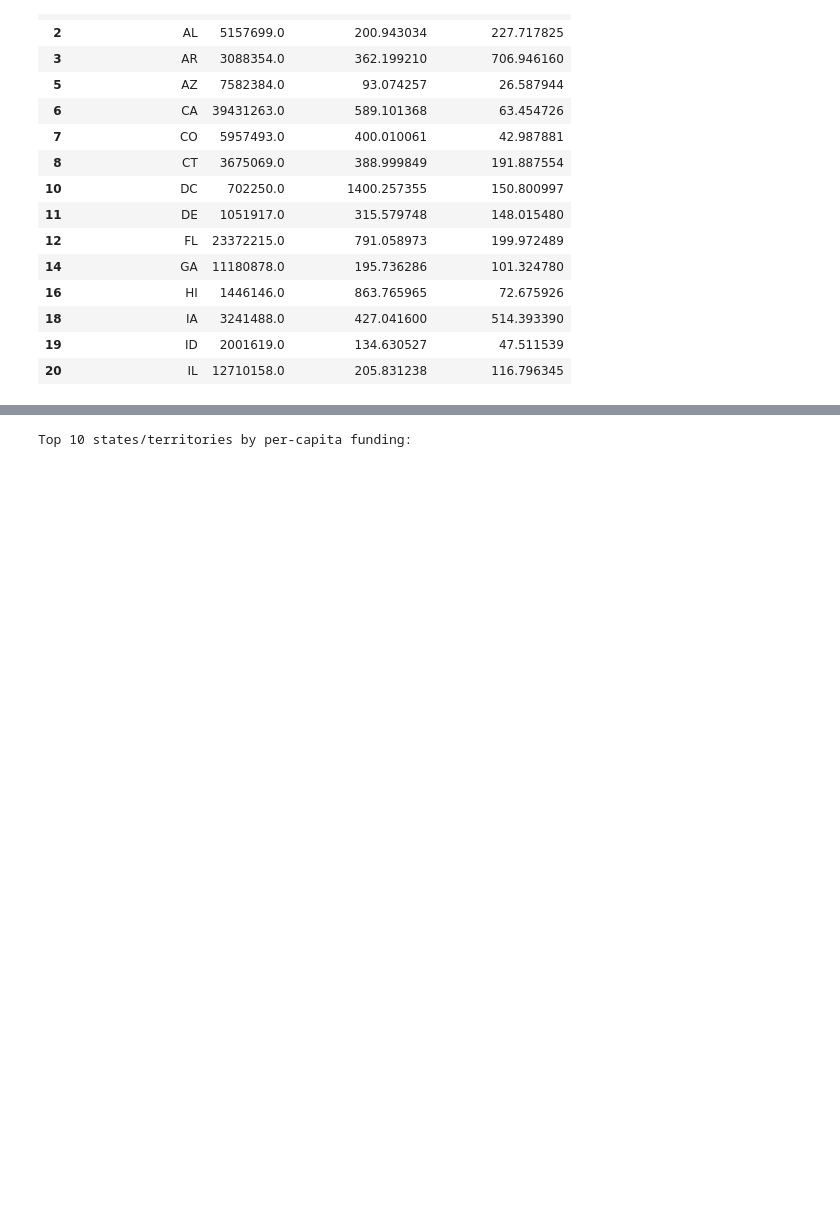
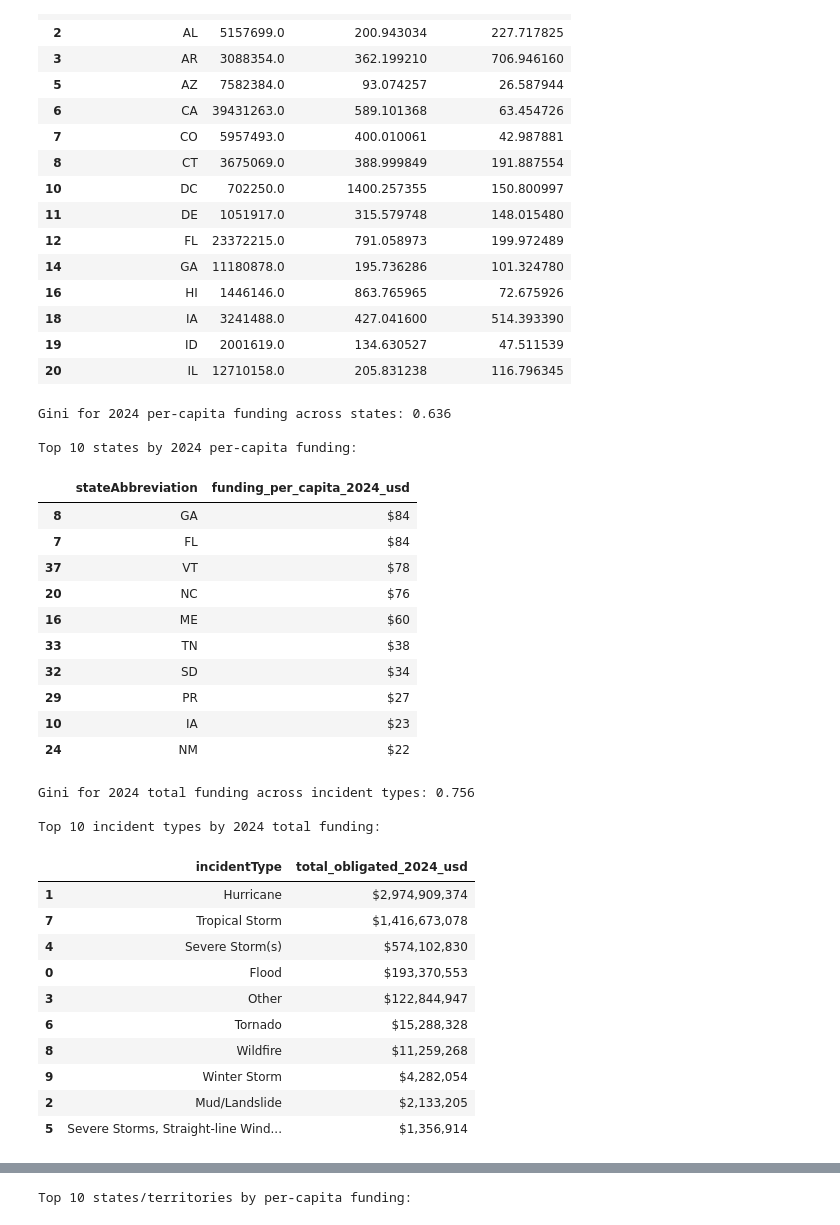
Before and after one commit to keerthanyaa/AIT582-Project-Fall25-DREAM, a Jupyter notebook: notebooks/0-Prelim-Analysis.ipynb, the cells around one changed output, grey strips where cells are left out. Cells and saved outputs as stored; diff of their text form; code cells hidden in the pictures; blank space fills up the shorter version.

```diff
--- a/notebooks/0-Prelim-Analysis.ipynb
+++ b/notebooks/0-Prelim-Analysis.ipynb
@@ -642,3 +651,76 @@ state_pc_base[["stateAbbreviation", "population", "funding_per_capita", "project
 | 18 | IA | 3241488.0 | 427.041600 | 514.393390 |
 | 19 | ID | 2001619.0 | 134.630527 | 47.511539 |
 | 20 | IL | 12710158.0 | 205.831238 | 116.796345 |
+# %%
+# After computing state_2024 and funding_per_capita_2024 ...
+
+print(
+    "Gini for 2024 per-capita funding across states:",
+    f"{gini(state_2024['funding_per_capita_2024']):.3f}",
+)
+
+state_2024_rank = state_2024.copy()
+state_2024_rank["funding_per_capita_2024_usd"] = state_2024_rank[
+    "funding_per_capita_2024"
+].map(lambda x: f"${x:,.0f}")
+
+state_2024_top10 = state_2024_rank.sort_values(
+    "funding_per_capita_2024", ascending=False
+)[["stateAbbreviation", "funding_per_capita_2024_usd"]].head(10)
+
+print("\nTop 10 states by 2024 per-capita funding:")
+display(state_2024_top10)
+
+# 3. Total funding by incident type for 2024
+
+disaster_2024 = (
+    df_2024.groupby("incidentType")["totalObligated"]
+           .sum()
+           .reset_index(name="total_obligated_2024")
+)
+
+print(
+    "\nGini for 2024 total funding across incident types:",
+    f"{gini(disaster_2024['total_obligated_2024']):.3f}",
+)
+
+disaster_2024_rank = disaster_2024.copy()
+disaster_2024_rank["total_obligated_2024_usd"] = disaster_2024_rank[
+    "total_obligated_2024"
+].map(lambda x: f"${x:,.0f}")
+
+disaster_2024_top10 = disaster_2024_rank.sort_values(
+    "total_obligated_2024", ascending=False
+)[["incidentType", "total_obligated_2024_usd"]].head(10)
+
+print("\nTop 10 incident types by 2024 total funding:")
+display(disaster_2024_top10)
+# %% [output]
+Gini for 2024 per-capita funding across states: 0.636
+
+Top 10 states by 2024 per-capita funding:
+|  | stateAbbreviation | funding_per_capita_2024_usd |
+| 8 | GA | $84 |
+| 7 | FL | $84 |
+| 37 | VT | $78 |
+| 20 | NC | $76 |
+| 16 | ME | $60 |
+| 33 | TN | $38 |
+| 32 | SD | $34 |
+| 29 | PR | $27 |
+| 10 | IA | $23 |
+| 24 | NM | $22 |
+Gini for 2024 total funding across incident types: 0.756
+
+Top 10 incident types by 2024 total funding:
+|  | incidentType | total_obligated_2024_usd |
+| 1 | Hurricane | $2,974,909,374 |
+| 7 | Tropical Storm | $1,416,673,078 |
+| 4 | Severe Storm(s) | $574,102,830 |
+| 0 | Flood | $193,370,553 |
+| 3 | Other | $122,844,947 |
+| 6 | Tornado | $15,288,328 |
+| 8 | Wildfire | $11,259,268 |
+| 9 | Winter Storm | $4,282,054 |
+| 2 | Mud/Landslide | $2,133,205 |
+| 5 | Severe Storms, Straight-line Wind... | $1,356,914 |
```
Also changed, not shown: parts of 3 cells of this notebook.
